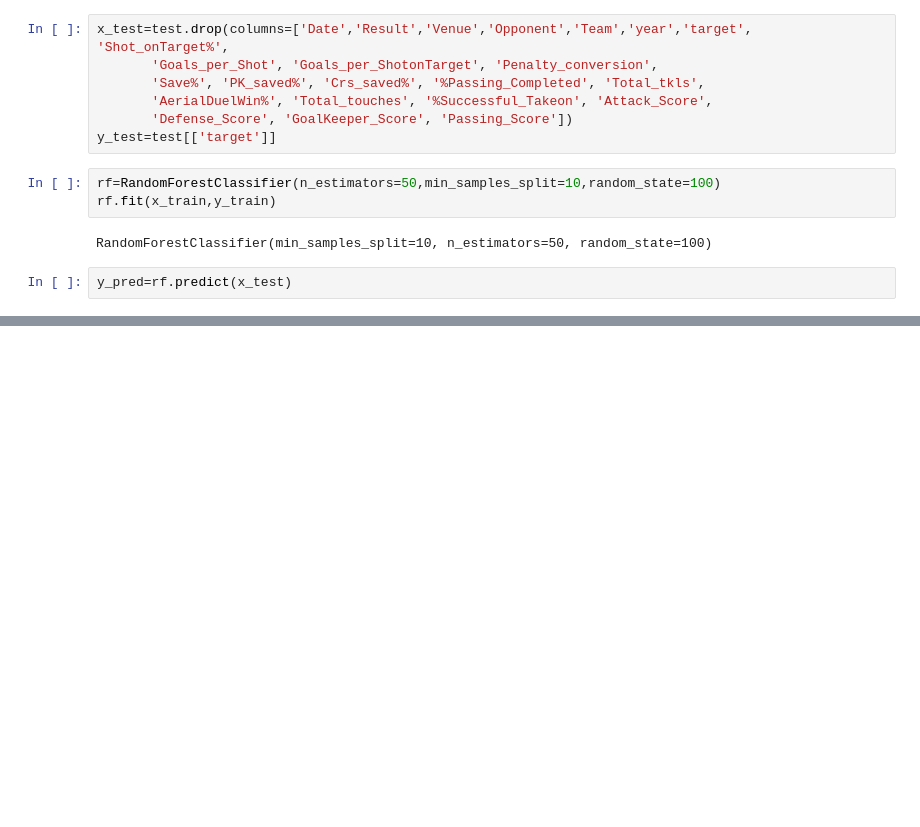
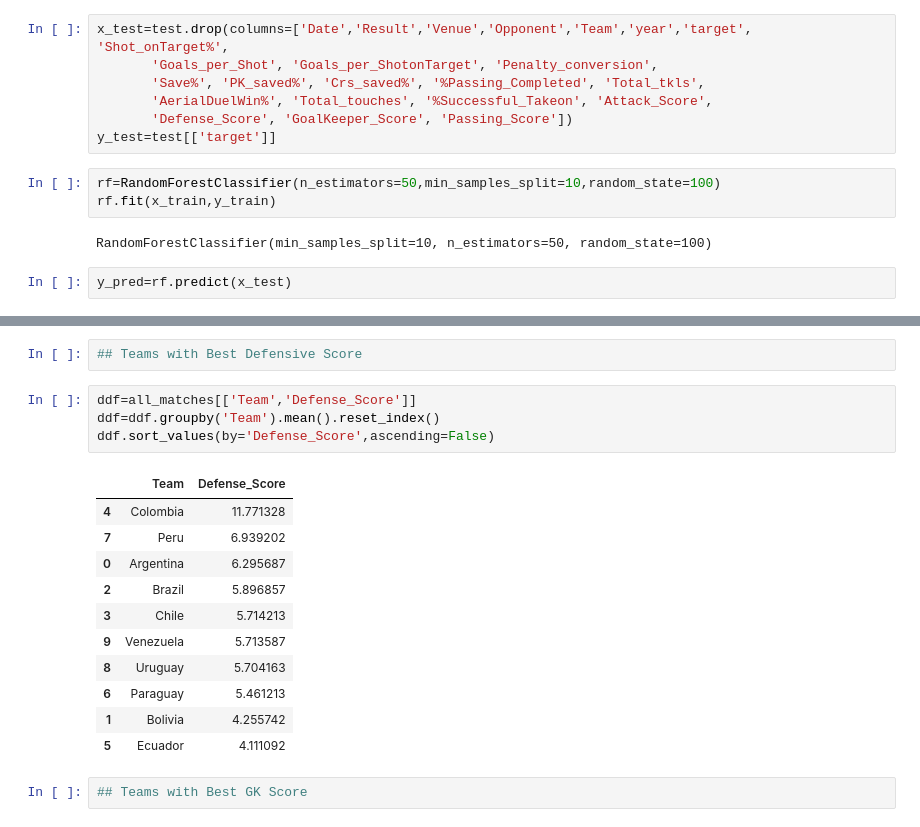
Before and after one commit to DhavalPatel511/copa_america_analysis, a Jupyter notebook: analysis_and_prediction.ipynb, the cells around one changed output, grey strips where cells are left out. Saved outputs shown, nothing was run; the diff lists cells and outputs as text; blank space fills up the shorter version.

```diff
--- a/analysis_and_prediction.ipynb
+++ b/analysis_and_prediction.ipynb
@@ -366,0 +431,20 @@ precision_score(y_test,y_pred)
+# %%
+## Teams with Best Defensive Score
+# %%
+ddf=all_matches[['Team','Defense_Score']]
+ddf=ddf.groupby('Team').mean().reset_index()
+ddf.sort_values(by='Defense_Score',ascending=False)
+# %% [output]
+|  | Team | Defense_Score |
+| 4 | Colombia | 11.771328 |
+| 7 | Peru | 6.939202 |
+| 0 | Argentina | 6.295687 |
+| 2 | Brazil | 5.896857 |
+| 3 | Chile | 5.714213 |
+| 9 | Venezuela | 5.713587 |
+| 8 | Uruguay | 5.704163 |
+| 6 | Paraguay | 5.461213 |
+| 1 | Bolivia | 4.255742 |
+| 5 | Ecuador | 4.111092 |
+# %%
+## Teams with Best GK Score
```
Also changed, not shown: parts of 35 cells of this notebook.
